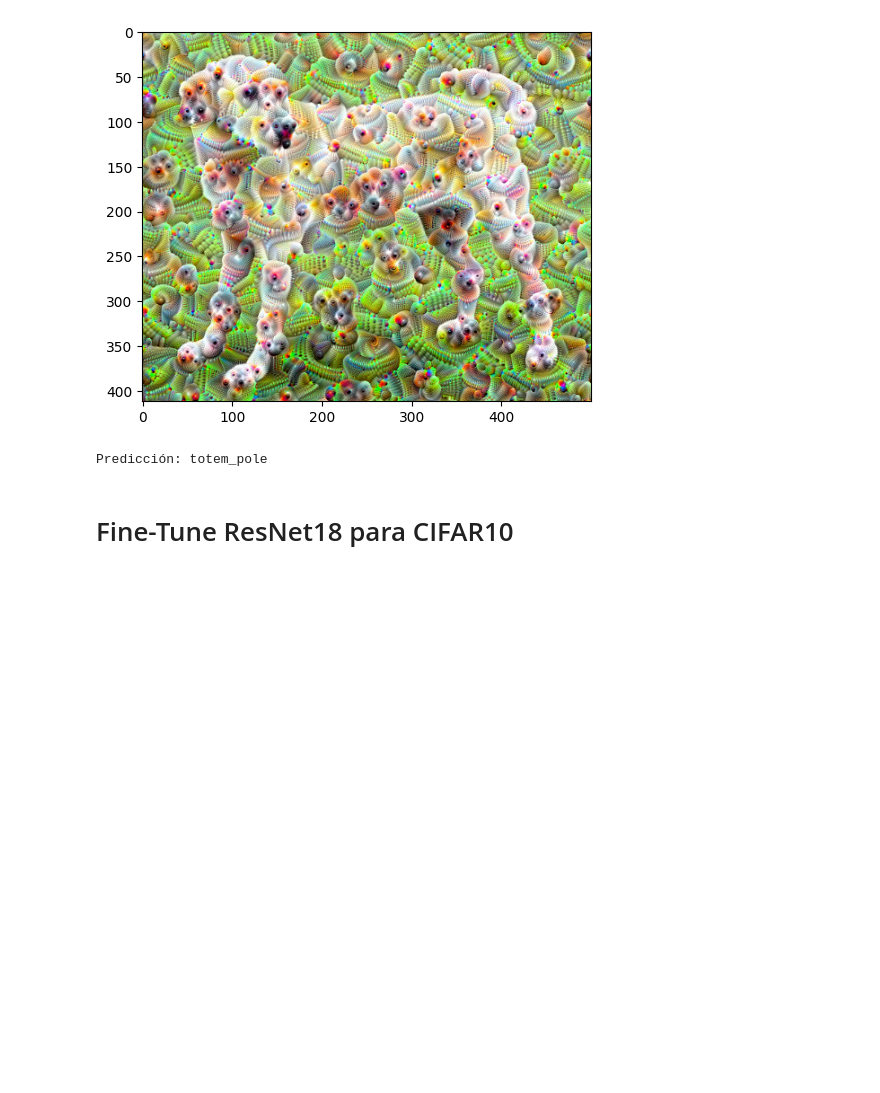
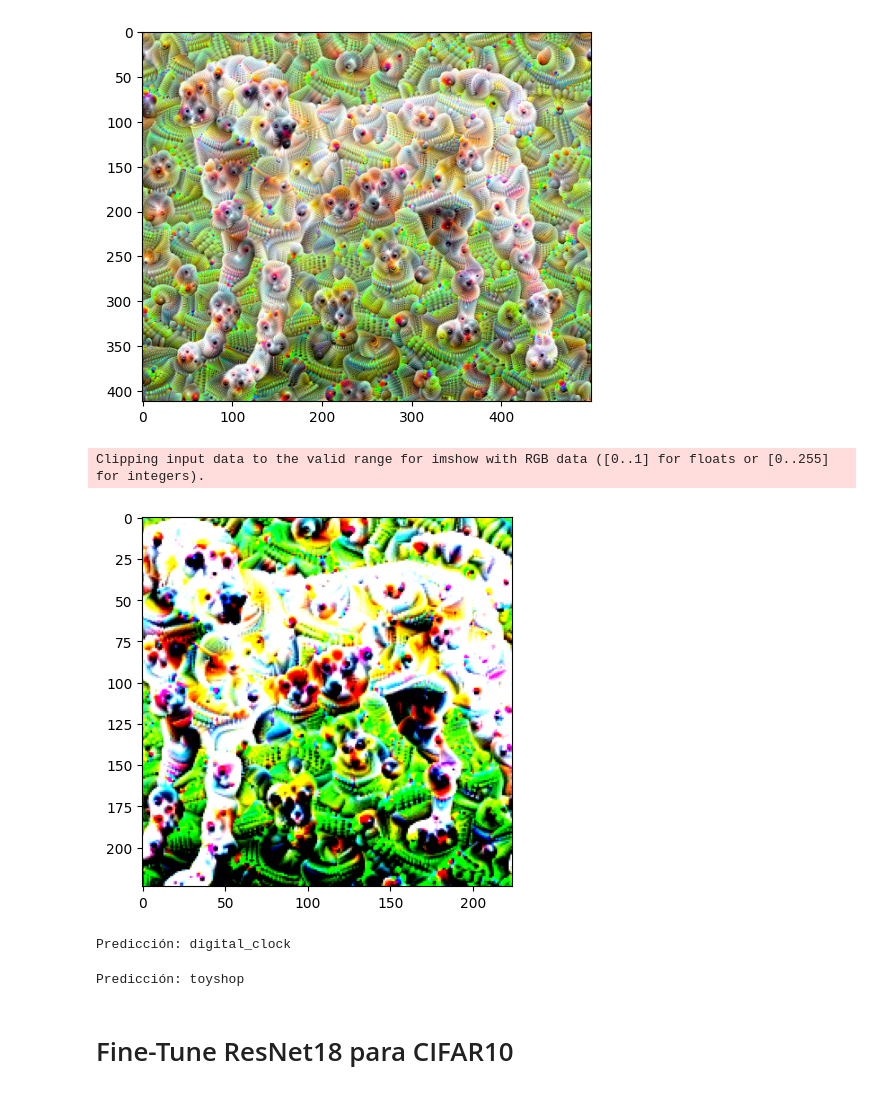
Before and after one commit to sonder-art/automl_p24, a Jupyter notebook: codigo/modelos_preentrenados/intro.ipynb, the cells around one changed output. Cells and saved outputs as stored; diff of their text form; code cells hidden in the pictures; blank space fills up the shorter version.

```diff
--- a/codigo/modelos_preentrenados/intro.ipynb
+++ b/codigo/modelos_preentrenados/intro.ipynb
@@ -111,10 +124,10 @@ Descarga una imagen de la web (usando el URL) para probar la imagen
 # Descargamos una imagen de ejemplo
 img_url = 'https://www.tensorflow.org/tutorials/generative/images/dogception.png'
 response = requests.get(img_url)
-img = Image.open(BytesIO(response.content))
+img_d = Image.open(BytesIO(response.content))
 
 # Visualicemos la imagen
-imgplot = plt.imshow(img)
+imgplot = plt.imshow(img_d)
 plt.show()
 # %% [output]
 [figure]
@@ -124,5 +134,16 @@ tensor_img = transform(img).unsqueeze(0)
+# %%
+imgt_d = transform(img_d).unsqueeze(0)
+imgplot = imgt_d[0].permute(1, 2, 0)  # Reorder dimensions to (H, W, C)
+imgplot = plt.imshow(imgplot)
+plt.show()
+# %% [output]
+Clipping input data to the valid range for imshow with RGB data ([0..1] for floats or [0..255] for integers).
+[figure, added]
 # %%
+# Aplicamos la transformación
+tensor_img = transform(img).unsqueeze(0)
 # Realizamos una predicción con el modelo
+model.eval()
 with torch.no_grad():
     outputs = model(tensor_img.to(device))
     _, predicted = outputs.max(1)
@@ -131,7 +152,21 @@ with torch.no_grad():
 
 print(f"Predicción: {class_label}")
 # %% [output]
-Predicción: totem_pole
+Predicción: digital_clock
+# %%
+# Aplicamos la transformación
+tensor_img_2 = transform(img_d).unsqueeze(0)
+# Realizamos una predicción con el modelo
+model.eval()
+with torch.no_grad():
+    outputs = model(tensor_img_2.to(device))
+    _, predicted = outputs.max(1)
+    class_id = predicted.item()
+    class_label = labels[str(class_id)][1]
+
+print(f"Predicción: {class_label}")
+# %% [output]
+Predicción: toyshop
 # %% [markdown]
 # Fine-Tune ResNet18 para CIFAR10
 # %% [markdown]
```
Also changed, not shown: parts of 6 cells of this notebook.
